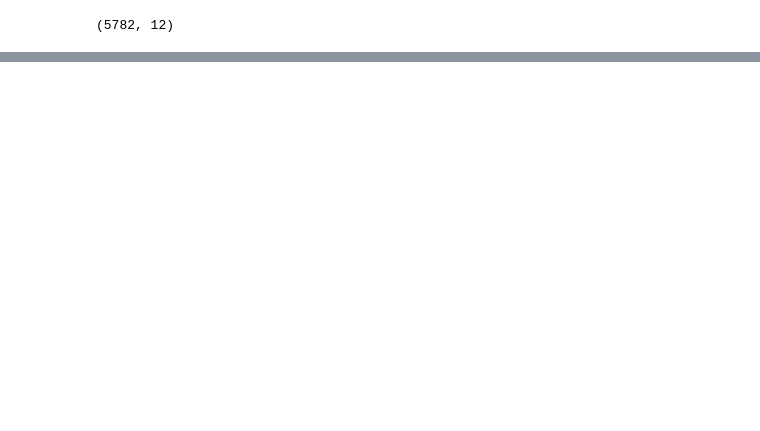
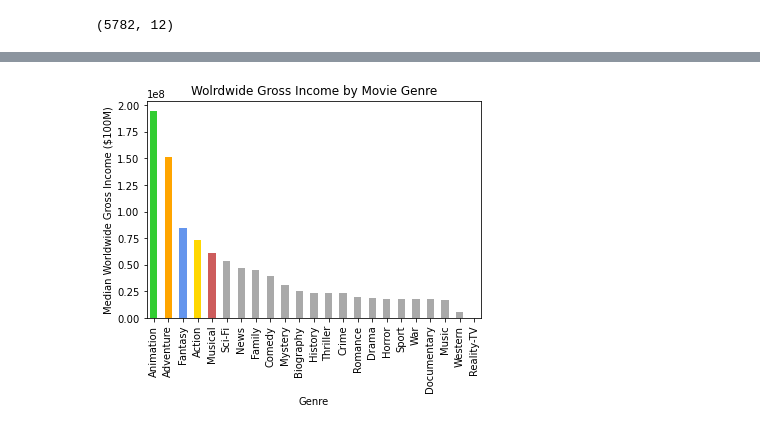
Before and after one commit to StefanoCaruso456/Movie-Studio-Project, a Jupyter notebook: notebook_development/Andrew_Jbook_10_04_22.ipynb, the cells around one changed output, grey strips where cells are left out. Cells and saved outputs as stored; diff of their text form; code cells hidden in the pictures; blank space fills up the shorter version.

```diff
--- a/notebook_development/Andrew_Jbook_10_04_22.ipynb
+++ b/notebook_development/Andrew_Jbook_10_04_22.ipynb
@@ -431,0 +407,11 @@ top_5_g_w.plot(kind='bar', title ='Wolrdwide Gross Income by Movie Genre', ylabe
+# %%
+num_genre_group_med_WWG_sort = num_genre_group_med_WWG.sort_values(ascending=False)
+# %%
+num_genre_group_med_WWG_sort.plot(kind='bar', title ='Wolrdwide Gross Income by Movie Genre', ylabel='Median Worldwide Gross Income ($100M)', xlabel='Genre', color=colors_ax1);
+
+colors_ax1 = ['limegreen', 'orange', 'cornflowerblue', 'gold', 'indianred',
+              'darkgrey', 'darkgrey', 'darkgrey', 'darkgrey', 'darkgrey', 'darkgrey',
+              'darkgrey', 'darkgrey', 'darkgrey', 'darkgrey', 'darkgrey', 'darkgrey',
+              'darkgrey', 'darkgrey', 'darkgrey', 'darkgrey','darkgrey', 'darkgrey']
+# %% [output]
+[figure, added]
```
Also changed, not shown: parts of 19 cells of this notebook.
